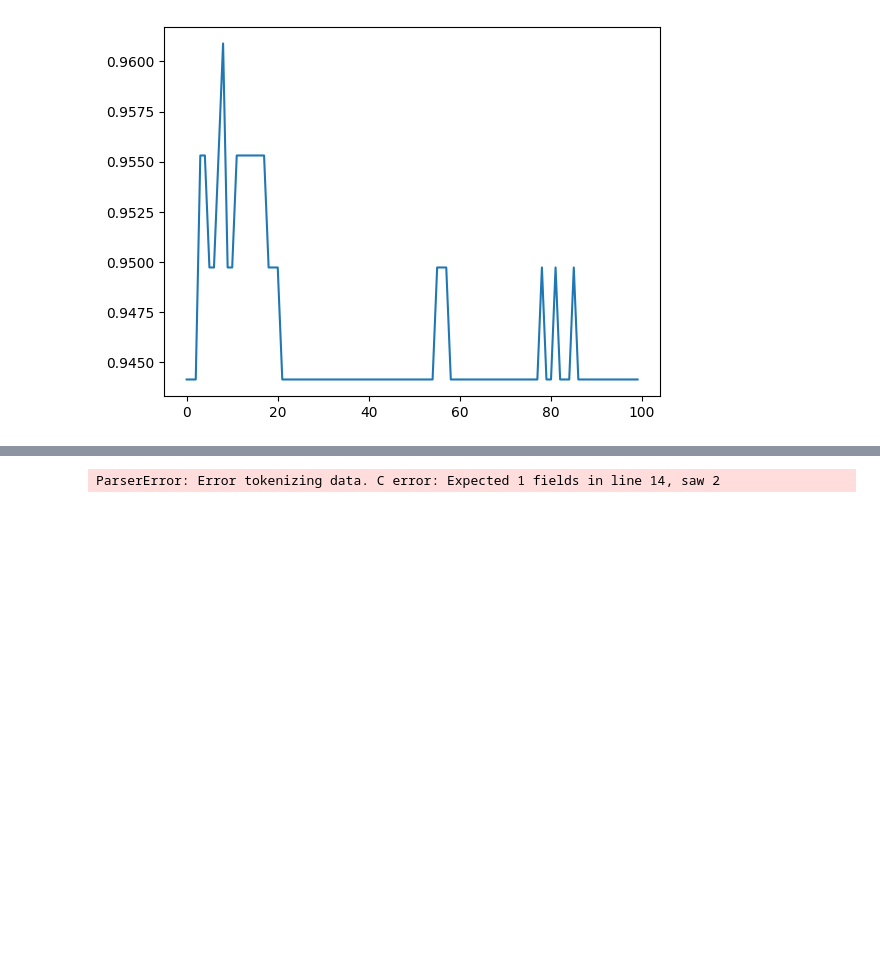
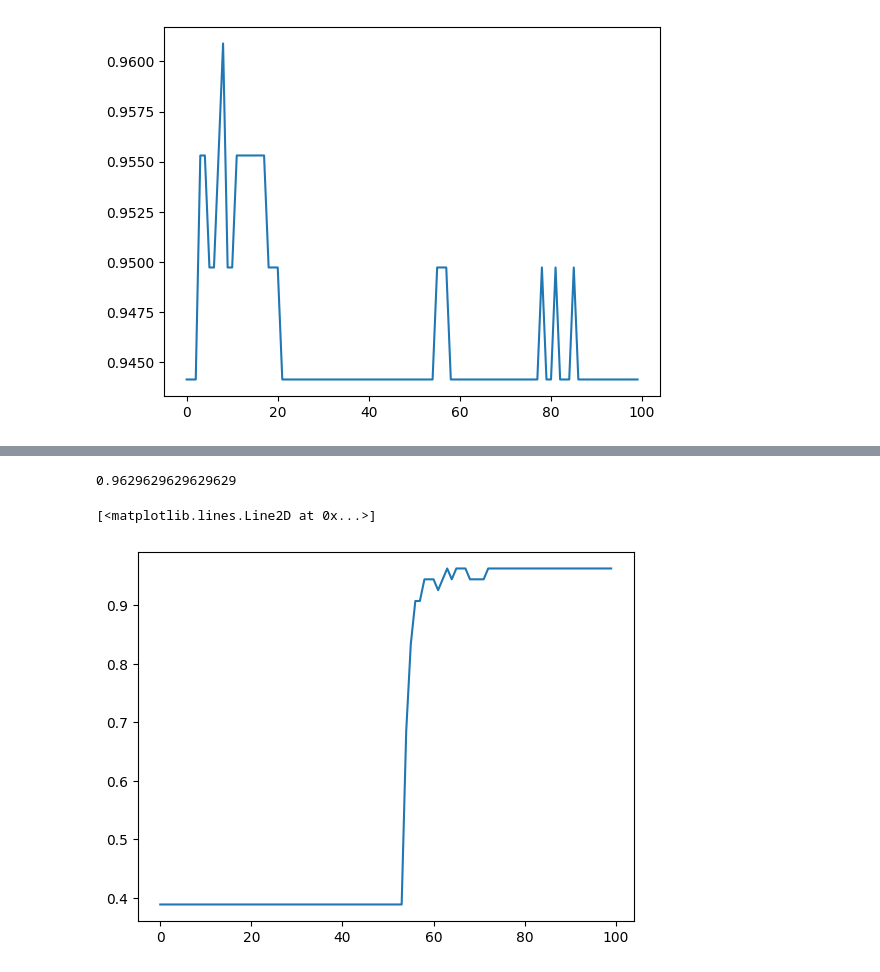
Before and after one commit to hyundp/ie_optimization_proj, a Jupyter notebook: h2y2_env.ipynb, the cells around one changed output, grey strips where cells are left out. Saved outputs shown, nothing was run; the diff lists cells and outputs as text; code cells hidden in the pictures; blank space fills up the shorter version.

```diff
--- a/h2y2_env.ipynb
+++ b/h2y2_env.ipynb
@@ -962,16 +939,18 @@ plt.plot(scores)
 # %%
 # DQL을 활용해서 아예 다른 데이터(와인 종류 분류 데이터)가 되었을 때도 잘 동작하는지 확인
 
 import matplotlib.pyplot as plt
-scores, max_score, dones = h2y2_optimization('CNN_LSTM_WEIGHTS_100episodes_10000max_t.pt', 500, new=True)
+scores, max_score, dones = h2y2_optimization('CNN_LSTM_WEIGHTS_100episodes_10000max_t.pt', 100, new=True)
 
 print(max_score)
 plt.plot(scores)
 
 # 10초
 # 0.9629629629629629
 # %% [output]
-ParserError: Error tokenizing data. C error: Expected 1 fields in line 14, saw 2
+0.9629629629629629
+[<matplotlib.lines.Line2D at 0x...>]
+[figure, added]
 # %%
 # 바뀐 데이터셋으로 베이지안 최적화 성능 측정 (비슷한 도메인인 경우 - 심장병 진단 데이터)
 
```
Also changed, not shown: parts of 15 cells of this notebook.
